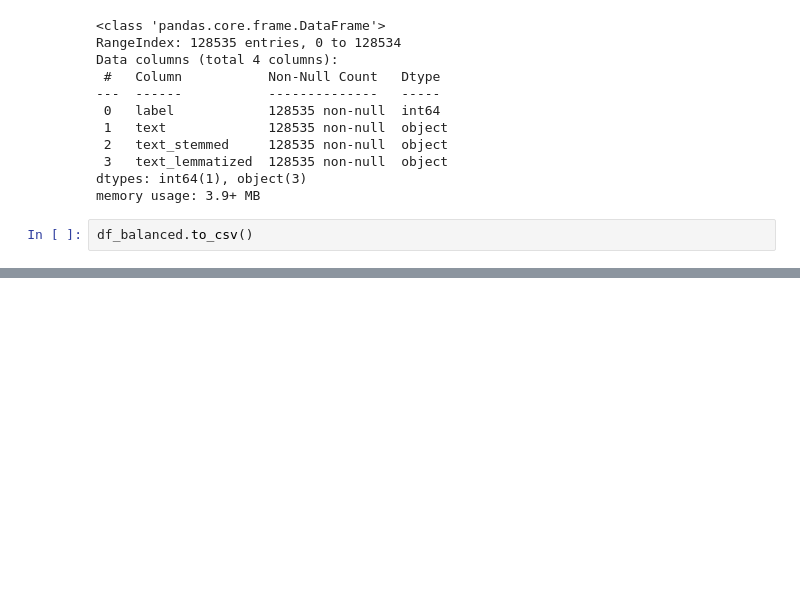
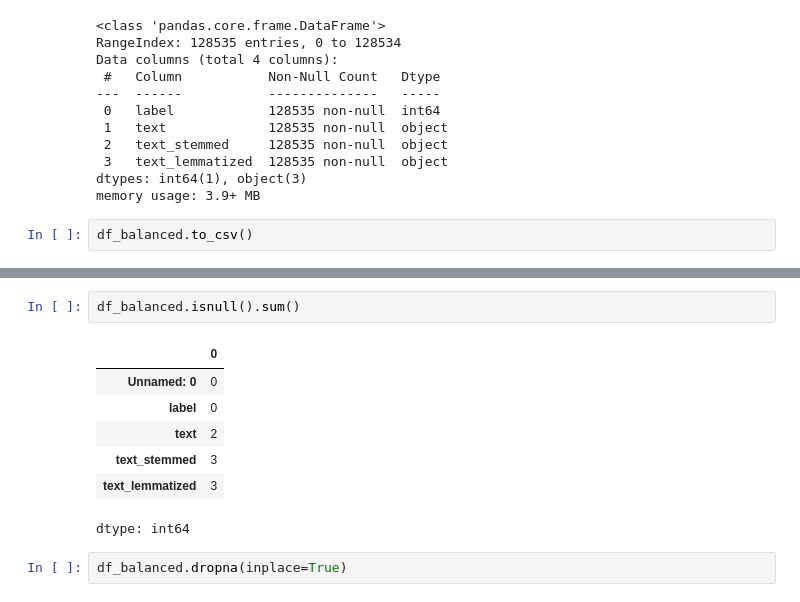
Before and after one commit to AmirNabiyev30/Elder_Fraud_Protection, a Jupyter notebook: Elder_Fraud_Protection.ipynb, the cells around one changed output, grey strips where cells are left out. Saved outputs shown, nothing was run; the diff lists cells and outputs as text; blank space fills up the shorter version.

```diff
--- a/Elder_Fraud_Protection.ipynb
+++ b/Elder_Fraud_Protection.ipynb
@@ -159,0 +171,12 @@ df_balanced.to_csv()
+# %%
+df_balanced.isnull().sum()
+# %% [output]
+|  | 0 |
+| Unnamed: 0 | 0 |
+| label | 0 |
+| text | 2 |
+| text_stemmed | 3 |
+| text_lemmatized | 3 |
+dtype: int64
+# %%
+df_balanced.dropna(inplace=True)
```
Also changed, not shown: parts of 6 cells of this notebook.
